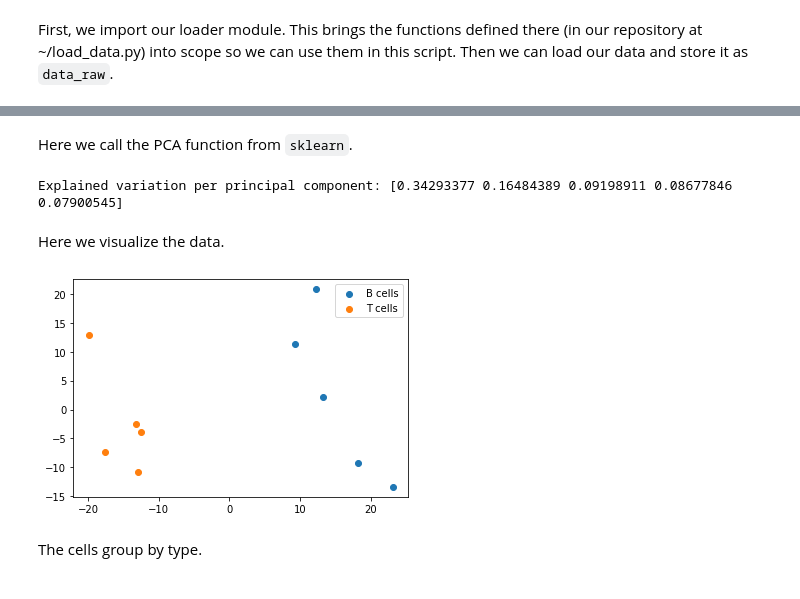
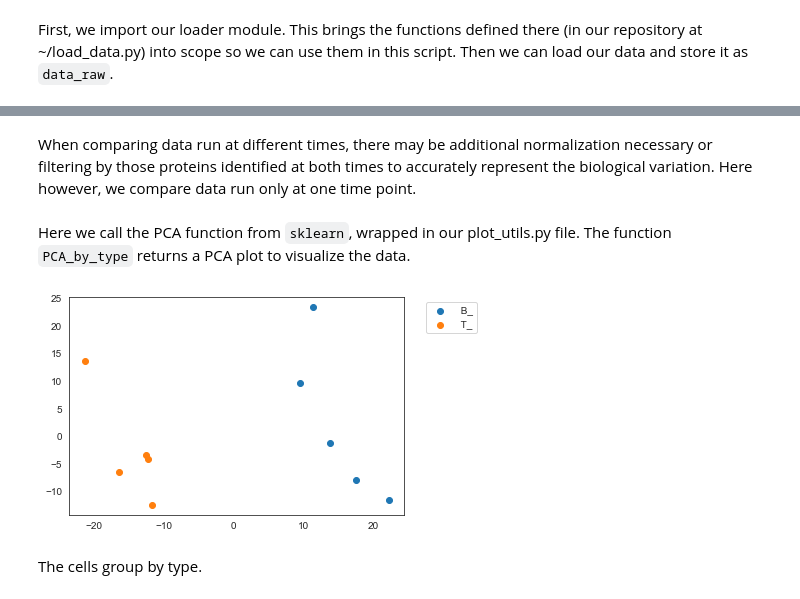
Before and after one commit to PayneLab/Lymphocytes1, a Jupyter notebook: PCA.ipynb, the cells around one changed output, grey strips where cells are left out. Cells and saved outputs as stored; diff of their text form; code cells hidden in the pictures.

```diff
--- a/PCA.ipynb
+++ b/PCA.ipynb
@@ -18,35 +11,14 @@ data = data_log2.apply(lambda series: series-median(series.dropna()))
+# %%
+import data_utils
+data = data_utils.normalize(data_raw)
+# %% [markdown]
+When comparing data run at different times, there may be additional normalization necessary or filtering by those proteins identified at both times to accurately represent the biological variation. Here however, we compare data run only at one time point.
 # %% [markdown]
-Here we call the PCA function from <code>sklearn</code>.
+Here we call the PCA function from <code>sklearn</code>, wrapped in our plot_utils.py file. The function <code>PCA_by_type</code> returns a PCA plot to visualize the data.
-# %%
-from sklearn.decomposition import PCA
-import matplotlib.pyplot as plt
-import math
-
-import numpy as np
-import pandas as pd
-
-pca = PCA(n_components=5)
-
-alist=data.values.flatten()
-nan_appoximate = float(alist[math.ceil(float(len(alist))*.01)])
-
-pca_result = pca.fit_transform(np.nan_to_num(data.transpose(), nan=nan_appoximate))
-print('Explained variation per principal component: {}'.format(pca.explained_variance_ratio_))
-# %% [output]
-Explained variation per principal component: [0.34293377 0.16484389 0.09198911 0.08677846 0.07900545]
-# %% [markdown]
-Here we visualize the data.
-# %%
-samples=np.array(data.columns.values)
-cell_types = ["1_B","1_T"] #Cell types; these strings are in the sample names of those types
-
-for cell_type in cell_types:
-    cells_of_type = list(i for i,s in enumerate(samples) if cell_type in s)
-    plt.scatter(pca_result[cells_of_type,0],pca_result[cells_of_type,1])
-
-plt.legend(['B cells', "T cells"])#, loc='lower center')
-plt.show()
-# %% [output]
-[figure, removed]
+# %%
+import plot_utils
+figure = plot_utils.PCA_by_type(data, cell_types =[" B_"," T_"])
+# %% [output]
+[figure, added]
 # %% [markdown]
 The cells group by type.
```
Also changed, not shown: parts of 3 cells of this notebook, 9 other files.
